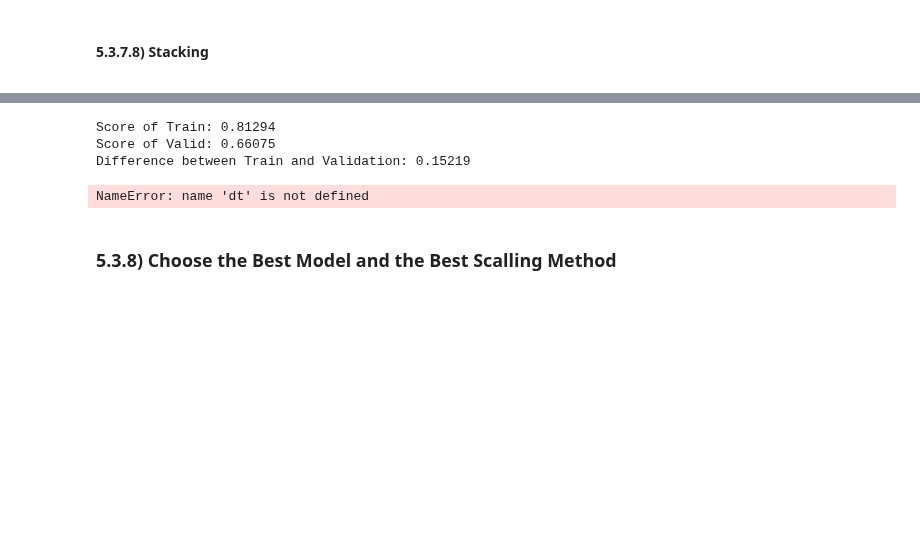
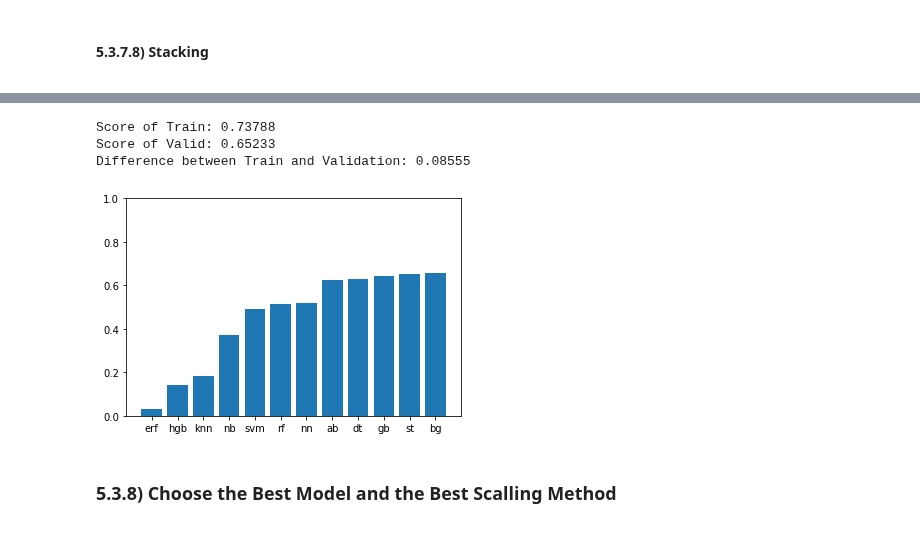
Before and after one commit to JohnnyCodess/Project-Machine-Learning, a Jupyter notebook: USAR ESTE!!!.ipynb, the cells around one changed output, grey strips where cells are left out. Drawn from its saved outputs; the diff is of its cells as text; code cells hidden in the pictures; blank space fills up the shorter version.

```diff
--- a/USAR ESTE!!!.ipynb
+++ b/USAR ESTE!!!.ipynb
@@ -1586,4 +1501,4 @@ param_erf = {
     'criterion' :['gini', 'entropy'],
 }
 
-run_grid(data, target, random_state=0, remove_outliers=False, scale_data=False, model=model_erf, parameters=param_erf)
+# run_grid(data, target, random_state=0, remove_outliers=False, scale_data=False, model=model_erf, parameters=param_erf)
@@ -1652,4 +1564,4 @@ param_hgb = {
     'max_depth' : [5,7,9,None]
 }
 
-run_grid(data, target, random_state=0, remove_outliers=False, scale_data=False, model=model_hgb, parameters=param_hgb)
+# run_grid(data, target, random_state=0, remove_outliers=False, scale_data=False, model=model_hgb, parameters=param_hgb)
@@ -1822,6 +1731,11 @@ Average of overfit: 0.05943
 random_state = 0
 X_train, X_val, y_train, y_val = train_test_split(data_selected_features, target, train_size=0.80,
                                                   stratify = target, random_state=random_state)
+
+scaler= MinMaxScaler().fit(X_train)
+
+X_train = scaler.transform(X_train)
+X_val = scaler.transform(X_val)
 
 dt = DecisionTree.fit(X_train, y_train)
 nn = NeuralNetwork.fit(X_train, y_train)
@@ -1859,17 +1775,15 @@ plt.show()
 # %%
 # Apply stacking to the best two models
-estimators = [('hgb', hgb), ('bg', erf)]
-
-# random_state = 0
-# X_train, X_val, y_train, y_val = train_test_split(data_selected_features, target, train_size=0.80, stratify = target, random_state=random_state)
+estimators = [('hgb', HistogramGradBoost),
+              ('bg', bagging)]
 
 ###########################################################################################################
 st = StackingClassifier(estimators=estimators, final_estimator=LogisticRegression()).fit(X_train, y_train)
 ###########################################################################################################
 
 # Predict the dependent variable
-y_train_pred = stacking.predict(X_train)
-y_val_pred = stacking.predict(X_val)
+y_train_pred = st.predict(X_train)
+y_val_pred = st.predict(X_val)
 
 # Calculate de f1 score
 value_train = f1_score(y_train, y_train_pred)
@@ -1880,34 +1794,33 @@ print('\nScore of Train:', round(np.mean(value_train), 5))
 print('Score of Valid:', round(np.mean(value_val), 5))
 print(f'Difference between Train and Validation: {round(np.mean(value_train)-np.mean(value_val), 5)}')
 # %% [output]
-Score of Train: 0.81294
-Score of Valid: 0.66075
-Difference between Train and Validation: 0.15219
+Score of Train: 0.73788
+Score of Valid: 0.65233
+Difference between Train and Validation: 0.08555
 # %%
 # Plot the accuracies again
 accuracies = [f1_score(y_val, dt.predict(X_val)),
               f1_score(y_val, nn.predict(X_val)),
               f1_score(y_val, knn.predict(X_val)),
               f1_score(y_val, nb.predict(X_val)),
               f1_score(y_val, svm.predict(X_val)),
               f1_score(y_val, bg.predict(X_val)),
               f1_score(y_val, rf.predict(X_val)),
               f1_score(y_val, erf.predict(X_val)),
               f1_score(y_val, ab.predict(X_val)),
               f1_score(y_val, gb.predict(X_val)),
               f1_score(y_val, hgb.predict(X_val)),
               f1_score(y_val, st.predict(X_val))]
 
 models = ['dt','nn','knn','nb','svm','bg','rf','erf','ab','gb','hgb','st']
 
-data_tuples = list(zip(models,accuracies))
-data = pd.DataFrame(data_tuples)
-data = data.sort_values(1)
-plt.bar(data[0], data[1])
-plt.ylim(0.60,0.7)
-plt.show()
+data_tuples = list(zip(models, accuracies))
+data_bars = pd.DataFrame(data_tuples)
+data_bars = data_bars.sort_values(1)
+plt.bar(data_bars[0], data_bars[1])
+plt.ylim(0,1)
 # %% [output]
-NameError: name 'dt' is not defined
+[figure, added]
 # %% [markdown]
 <a class="anchor" id="best">
 
```
Also changed, not shown: parts of 9 cells of this notebook.
